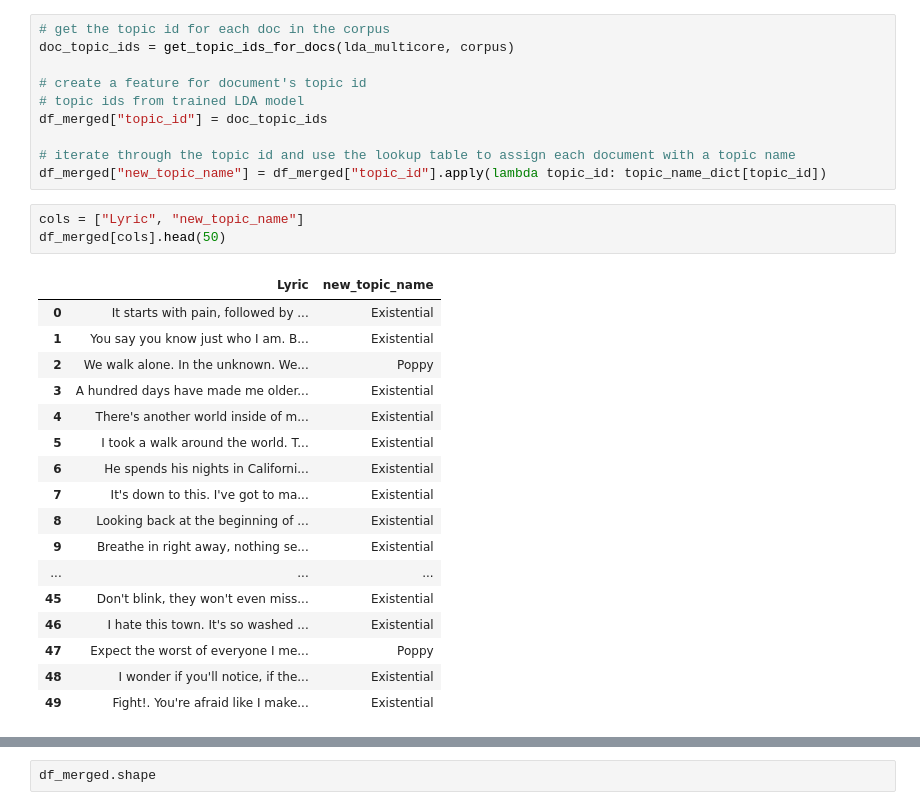
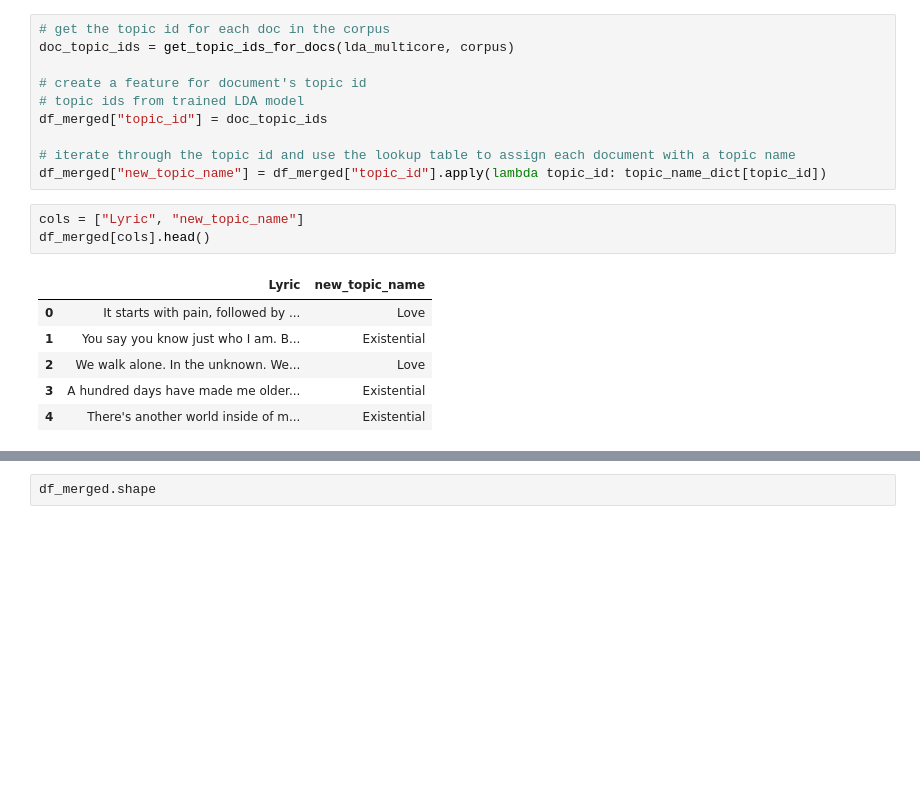
Before and after one commit to ttdsft15-Spotify/Spotify-Song-Suggester, a Jupyter notebook: python_notebooks/NearestNeighborsModel.ipynb, the cells around one changed output, grey strips where cells are left out. Saved outputs shown, nothing was run; the diff lists cells and outputs as text; blank space fills up the shorter version.

```diff
--- a/python_notebooks/NearestNeighborsModel.ipynb
+++ b/python_notebooks/NearestNeighborsModel.ipynb
@@ -401,25 +331,14 @@ df_merged["topic_id"] = doc_topic_ids
 df_merged["new_topic_name"] = df_merged["topic_id"].apply(lambda topic_id: topic_name_dict[topic_id])
 # %%
 cols = ["Lyric", "new_topic_name"]
-df_merged[cols].head(50)
+df_merged[cols].head()
 # %% [output]
 |  | Lyric | new_topic_name |
-| 0 | It starts with pain, followed by ... | Existential |
+| 0 | It starts with pain, followed by ... | Love |
 | 1 | You say you know just who I am. B... | Existential |
-| 2 | We walk alone. In the unknown. We... | Poppy |
+| 2 | We walk alone. In the unknown. We... | Love |
 | 3 | A hundred days have made me older... | Existential |
 | 4 | There's another world inside of m... | Existential |
-| 5 | I took a walk around the world. T... | Existential |
-| 6 | He spends his nights in Californi... | Existential |
-| 7 | It's down to this. I've got to ma... | Existential |
-| 8 | Looking back at the beginning of ... | Existential |
-| 9 | Breathe in right away, nothing se... | Existential |
-| ... | ... | ... |
-| 45 | Don't blink, they won't even miss... | Existential |
-| 46 | I hate this town. It's so washed ... | Existential |
-| 47 | Expect the worst of everyone I me... | Poppy |
-| 48 | I wonder if you'll notice, if the... | Existential |
-| 49 | Fight!. You're afraid like I make... | Existential |
 # %%
 ohe = OneHotEncoder(use_cat_names=True)
 
```
Also changed, not shown: parts of 16 cells of this notebook.
